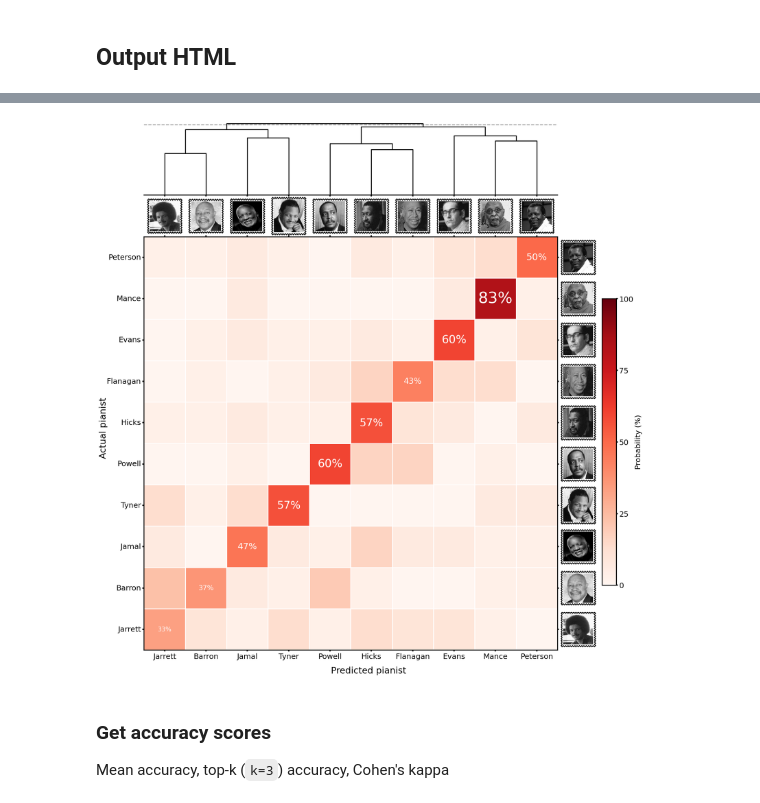
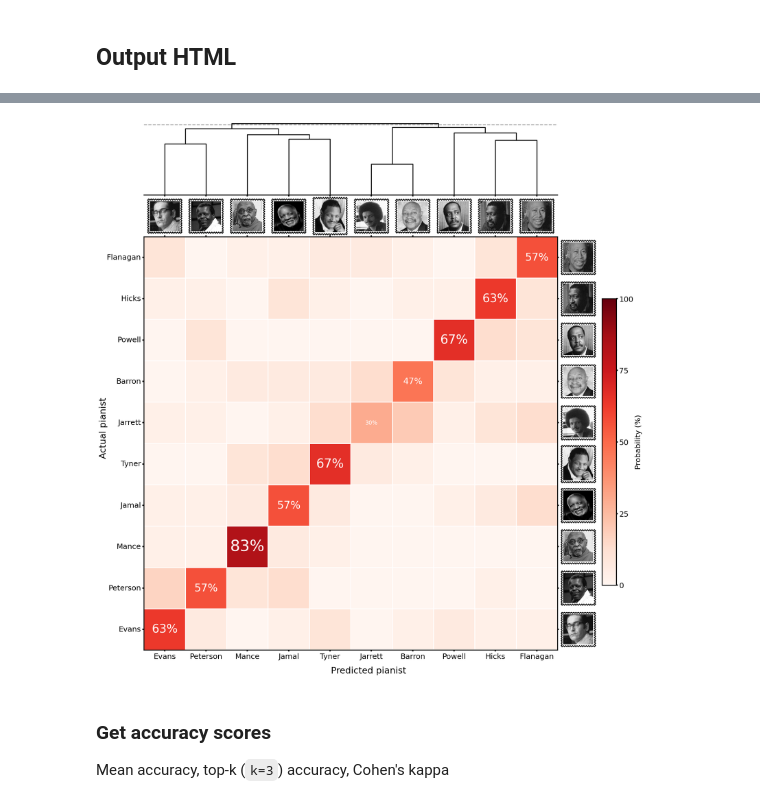
Before and after one commit to HuwCheston/Jazz-Trio-Database, a Jupyter notebook: notebooks/prediction/0.1-cheston-prediction-rhythmic-features.ipynb, the cells around one changed output, grey strips where cells are left out. Cells and saved outputs as stored; diff of their text form; code cells hidden in the pictures.

Commit message:
Added latest version of rhythm prediction notebook from RSOS

```diff
--- a/notebooks/prediction/0.1-cheston-prediction-rhythmic-features.ipynb
+++ b/notebooks/prediction/0.1-cheston-prediction-rhythmic-features.ipynb
@@ -582,4 +570,4 @@ BEST_PARAMS = {'n_estimators': 50, 'max_features': 'log2', 'max_depth': 30, 'boo
 # %%
-rf_opt = RandomForestFit(params=BEST_PARAMS).fit_model(X, y)
+rf_opt = RandomForestFit(params=BEST_PARAMS_RAND).fit_model(X, y)
 print(f'Optimized model accuracy: {rf_opt.get_global_accuracy()}')
 # %% [output]
@@ -599,9 +589,7 @@ This is for our javascript visualisation
 from src.clean.clean_utils import return_timestamp
 
 y_ = clean[PREDICTION]
-probas = []
-for idx in range(len(X)):
-    print(idx)
+def fitter(idx):
     subset = clean.iloc[idx]
     # Get train data
     train_X = X[~X.index.isin([idx])]
@@ -609,10 +597,10 @@ for idx in range(len(X)):
     # Get test data
     test_X = pd.DataFrame(X.iloc[idx]).transpose()
     # Create model
-    rf_iter = RandomForestClassifier(random_state=SEED, **BEST_PARAMS)
+    rf_iter = RandomForestClassifier(random_state=SEED, **BEST_PARAMS_RAND)
     # Fit and append predicted probabilities to list
     rf_iter.fit(train_X, train_y)
-    res_iter = {
+    return {
         'link': subset['links']['external'][0],
         'start': return_timestamp(subset['timestamps']['start']),
         'end': return_timestamp(subset['timestamps']['end']),
@@ -621,5 +609,3 @@ for idx in range(len(X)):
         'details': f""""{subset['track_name']}" ({subset['recording_year']}) – {subset['pianist']}""",
         **{pianist_labels[num]: val for num, val in enumerate(rf_iter.predict_proba(test_X)[0].tolist())}
     }
-    probas.append(res_iter)
-proba_df = pd.DataFrame(probas)
@@ -643,0 +612,3 @@ proba_df = pd.DataFrame(probas)
+# %%
+with Parallel(n_jobs=-1, verbose=5) as par:
+    probas = par(delayed(fitter)(i) for i in range(len(X)))
@@ -650,7 +629,7 @@ for lab in pianist_labels:
 # %%
 from sklearn.manifold import TSNE
 big_df = pd.concat([proba_df, pd.DataFrame(smal)] ).reset_index(drop=True)
-X_tsne = pd.DataFrame(TSNE(perplexity=20, random_state=SEED).fit_transform(big_df[pianist_labels].to_numpy()))
+X_tsne = pd.DataFrame(TSNE(perplexity=25, random_state=SEED).fit_transform(big_df[pianist_labels].to_numpy()))
 X_tsne.columns = ['x', 'y']
 # %%
 plt.scatter(X_tsne['x'], X_tsne['y'])
@@ -697,8 +674,8 @@ Which rhythmic features are most important in defining the personal style of a p
 # %%
-HeatMapPredictionProbDendro(rf_init.predicts, include_images=True).create_plot()
+HeatMapPredictionProbDendro(rf_opt.predicts, include_images=True).create_plot()
 plt.show()
 # %% [output]
-[figure, old version]
+[figure, new version]
 # %% [markdown]
 ### Get accuracy scores
 Mean accuracy, top-k (`k=3`) accuracy, Cohen's kappa
```
Also changed, not shown: parts of 66 cells of this notebook.
